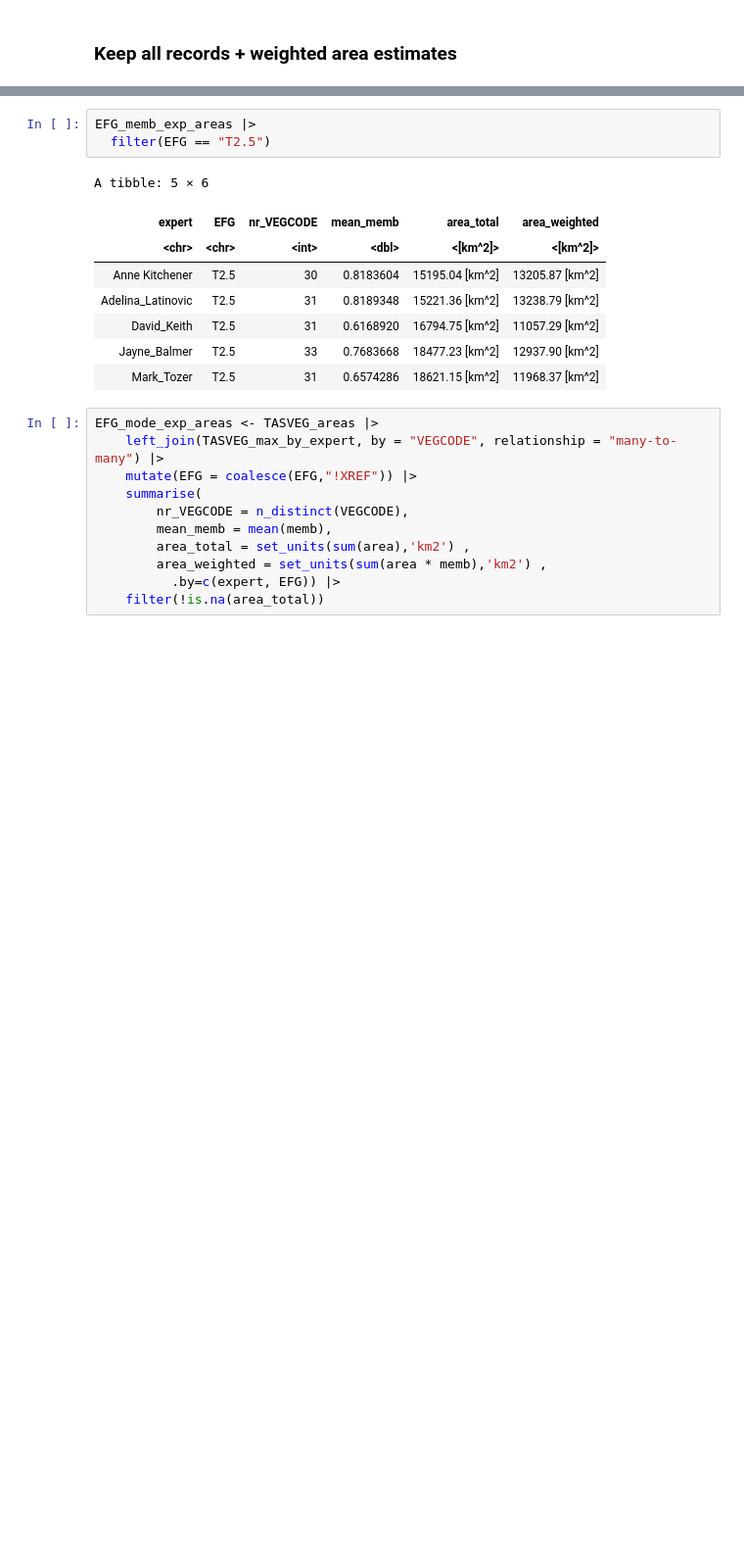
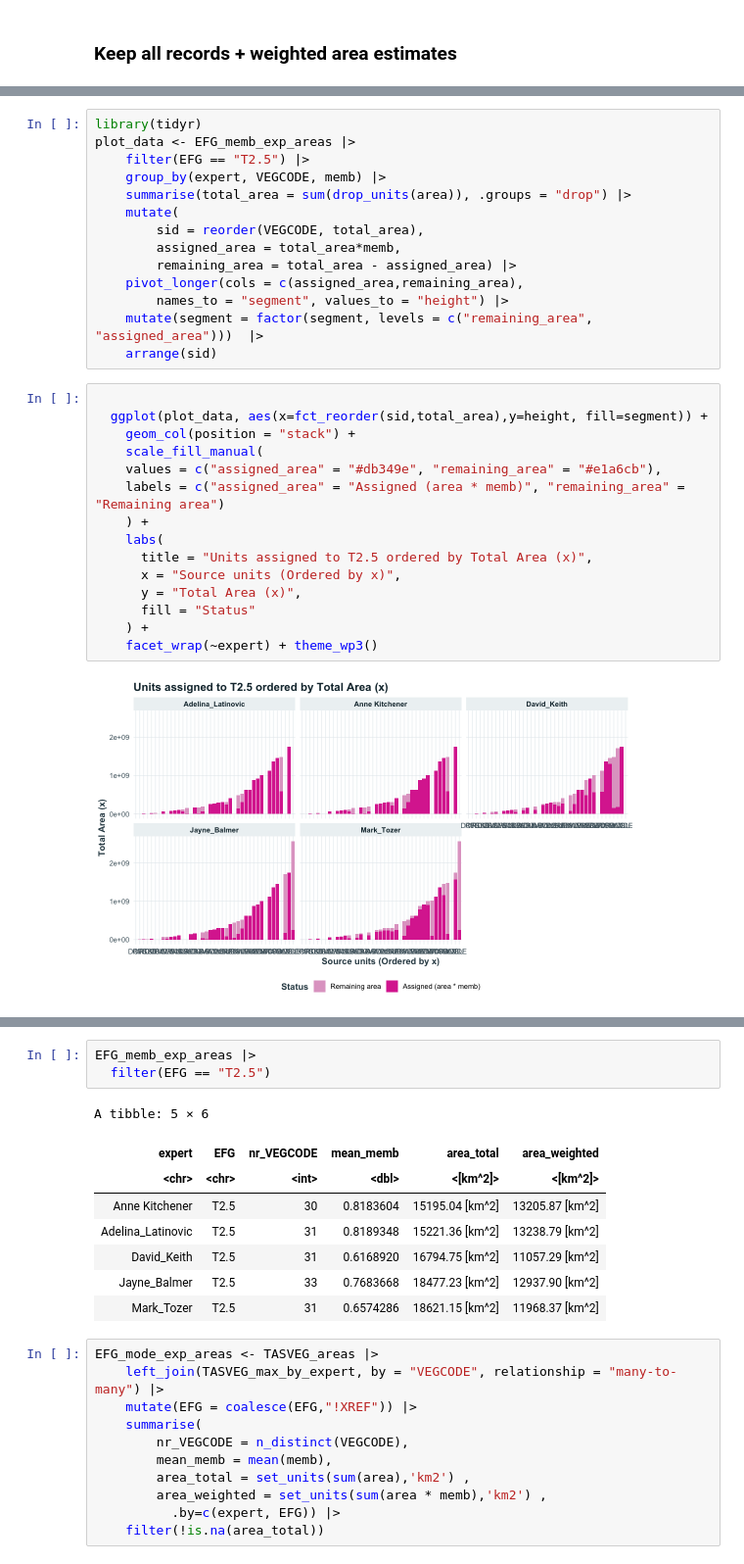
Before and after one commit to Ecosystem-Indicators-Workflows/TASVEG-XREF, a Jupyter notebook: synthesis/area-summaries.ipynb, the cells around one changed output, grey strips where cells are left out. Shown at 98% size. Cells and saved outputs as stored; diff of their text form; blank space fills up the shorter version.

```diff
--- a/synthesis/area-summaries.ipynb
+++ b/synthesis/area-summaries.ipynb
@@ -58,0 +53,31 @@ EFG_memb_exp_areas <- TASVEG_areas |>
+# %%
+library(tidyr)
+plot_data <- EFG_memb_exp_areas |>
+    filter(EFG == "T2.5") |>
+    group_by(expert, VEGCODE, memb) |>
+    summarise(total_area = sum(drop_units(area)), .groups = "drop") |>
+    mutate(
+        sid = reorder(VEGCODE, total_area),
+        assigned_area = total_area*memb,
+        remaining_area = total_area - assigned_area) |>
+    pivot_longer(cols = c(assigned_area,remaining_area),
+        names_to = "segment", values_to = "height") |>
+    mutate(segment = factor(segment, levels = c("remaining_area", "assigned_area")))  |>
+    arrange(sid)
+# %%
+
+  ggplot(plot_data, aes(x=fct_reorder(sid,total_area),y=height, fill=segment)) +
+    geom_col(position = "stack") +
+    scale_fill_manual(
+    values = c("assigned_area" = "#db349e", "remaining_area" = "#e1a6cb"),
+    labels = c("assigned_area" = "Assigned (area * memb)", "remaining_area" = "Remaining area")
+    ) +
+    labs(
+      title = "Units assigned to T2.5 ordered by Total Area (x)",
+      x = "Source units (Ordered by x)",
+      y = "Total Area (x)",
+      fill = "Status"
+    ) +
+    facet_wrap(~expert) + theme_wp3()
+# %% [output]
+[figure, added]
```
Also changed, not shown: parts of 5 cells of this notebook.
